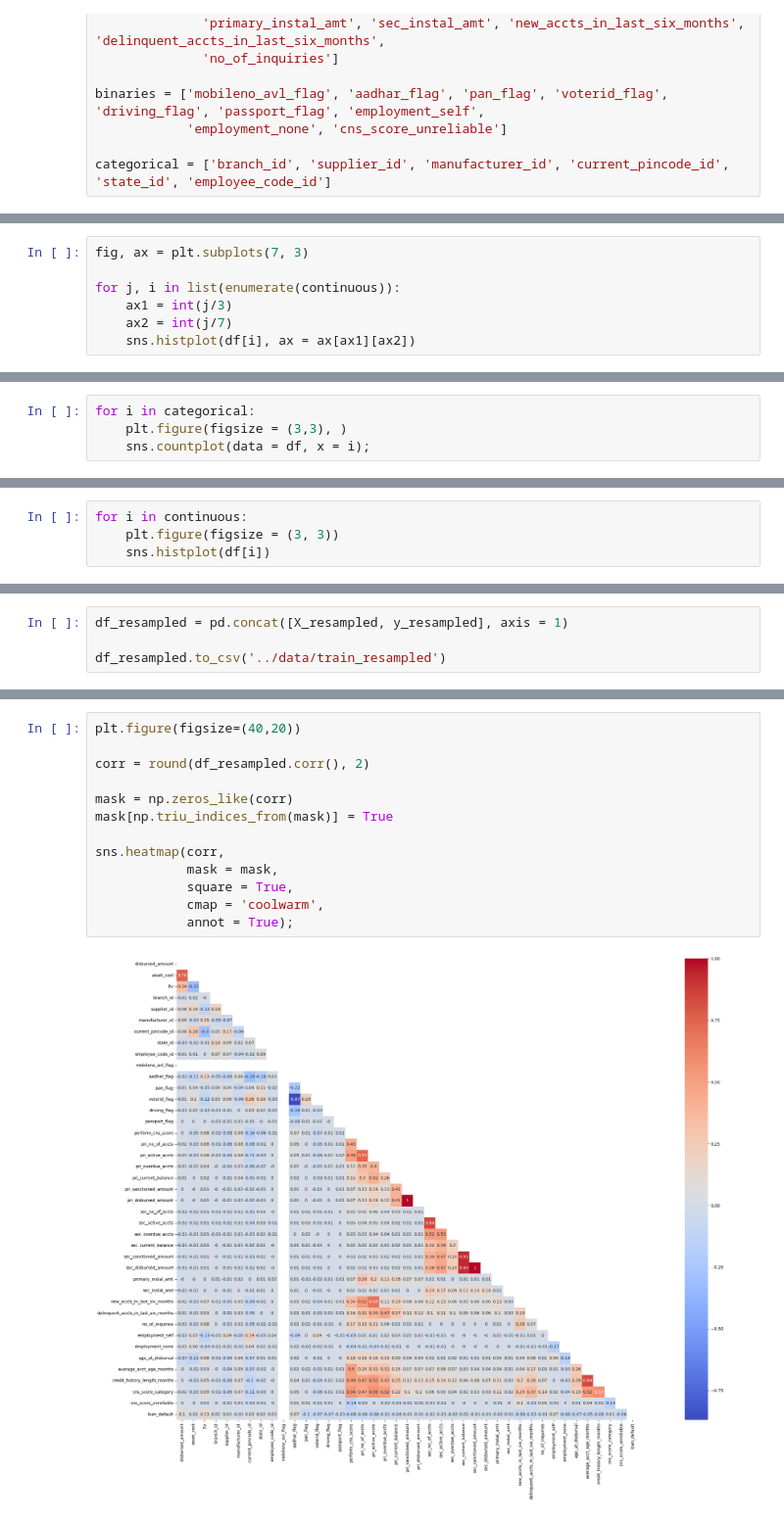
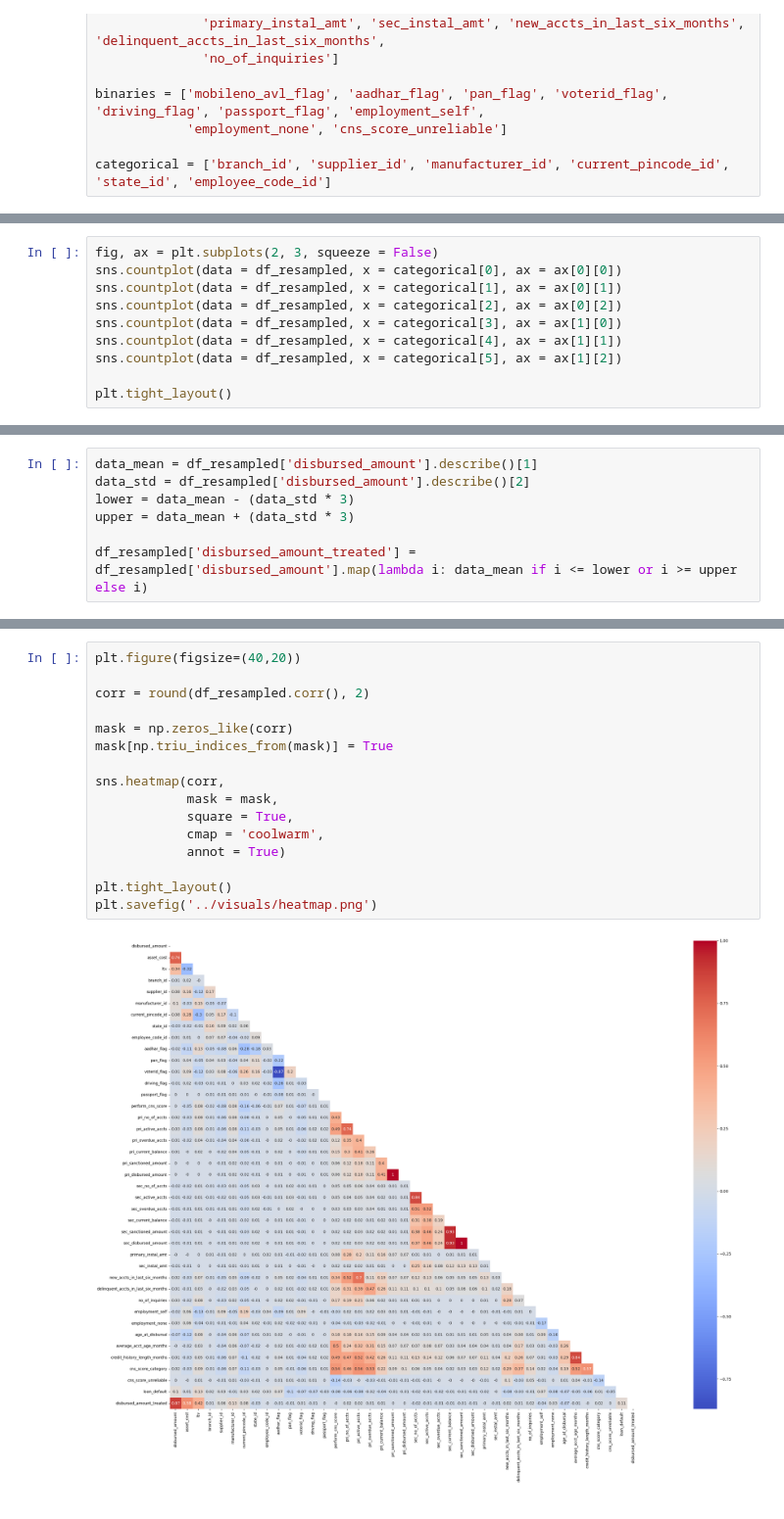
Before and after one commit to elee190/automobile-loan-default, a Jupyter notebook: notebooks/02_Feature_Selection_Engineering.ipynb, the cells around one changed output, grey strips where cells are left out. Shown: that part at 98% size. Saved outputs shown, nothing was run; the diff lists cells and outputs as text.

```diff
--- a/notebooks/02_Feature_Selection_Engineering.ipynb
+++ b/notebooks/02_Feature_Selection_Engineering.ipynb
@@ -81,7 +85,0 @@ for j, i in list(enumerate(continuous)):
-# %%
-fig, ax = plt.subplots(7, 3)
-
-for j, i in list(enumerate(continuous)):
-    ax1 = int(j/3)
-    ax2 = int(j/7)
-    sns.histplot(df[i], ax = ax[ax1][ax2])
@@ -101,5 +86,11 @@ sns.countplot(df['aadhar_flag'])
 # %%
-for i in categorical:
-    plt.figure(figsize = (3,3), )
-    sns.countplot(data = df, x = i);
+fig, ax = plt.subplots(2, 3, squeeze = False)
+sns.countplot(data = df_resampled, x = categorical[0], ax = ax[0][0])
+sns.countplot(data = df_resampled, x = categorical[1], ax = ax[0][1])
+sns.countplot(data = df_resampled, x = categorical[2], ax = ax[0][2])
+sns.countplot(data = df_resampled, x = categorical[3], ax = ax[1][0])
+sns.countplot(data = df_resampled, x = categorical[4], ax = ax[1][1])
+sns.countplot(data = df_resampled, x = categorical[5], ax = ax[1][2])
+
+plt.tight_layout()
 # %% [output]
@@ -112,4 +97,0 @@ for i in categorical:
-# %%
-for i in continuous:
-    plt.figure(figsize = (3, 3))
-    sns.histplot(df[i])
@@ -159,4 +110,7 @@ KeyboardInterrupt:
 # %%
-df_resampled = pd.concat([X_resampled, y_resampled], axis = 1)
+data_mean = df_resampled['disbursed_amount'].describe()[1]
+data_std = df_resampled['disbursed_amount'].describe()[2]
+lower = data_mean - (data_std * 3)
+upper = data_mean + (data_std * 3)
 
-df_resampled.to_csv('../data/train_resampled')
+df_resampled['disbursed_amount_treated'] = df_resampled['disbursed_amount'].map(lambda i: data_mean if i <= lower or i >= upper else i)
@@ -171,15 +129,18 @@ Name: loan_default, dtype: int64
 # %%
 plt.figure(figsize=(40,20))
 
 corr = round(df_resampled.corr(), 2)
 
 mask = np.zeros_like(corr)
 mask[np.triu_indices_from(mask)] = True
 
 sns.heatmap(corr,
             mask = mask,
             square = True,
             cmap = 'coolwarm',
-            annot = True);
+            annot = True)
+
+plt.tight_layout()
+plt.savefig('../visuals/heatmap.png')
 # %% [output]
-[figure, old version]
+[figure, new version]
```
Also changed, not shown: parts of 26 cells of this notebook, 14 other files.
